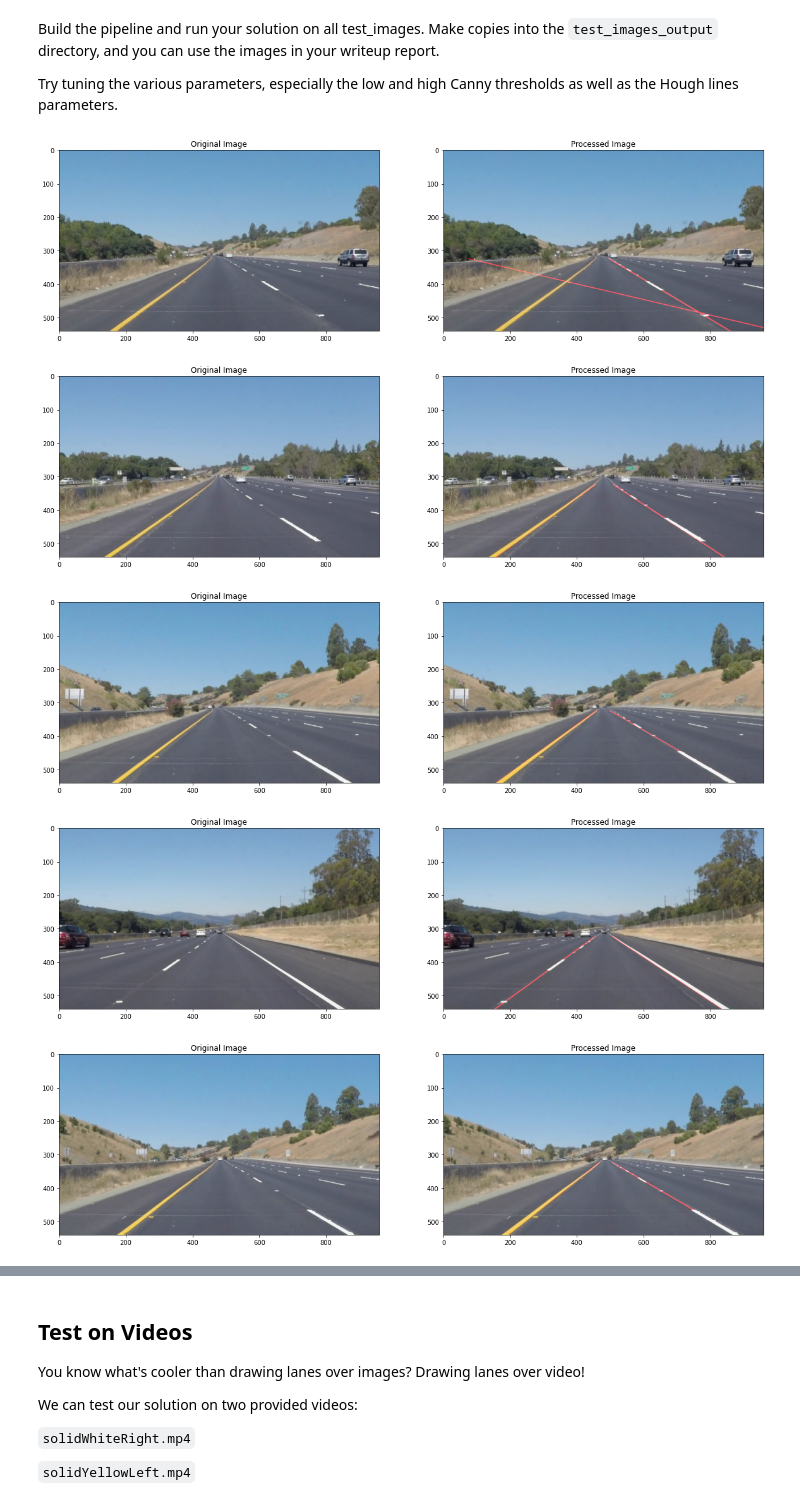
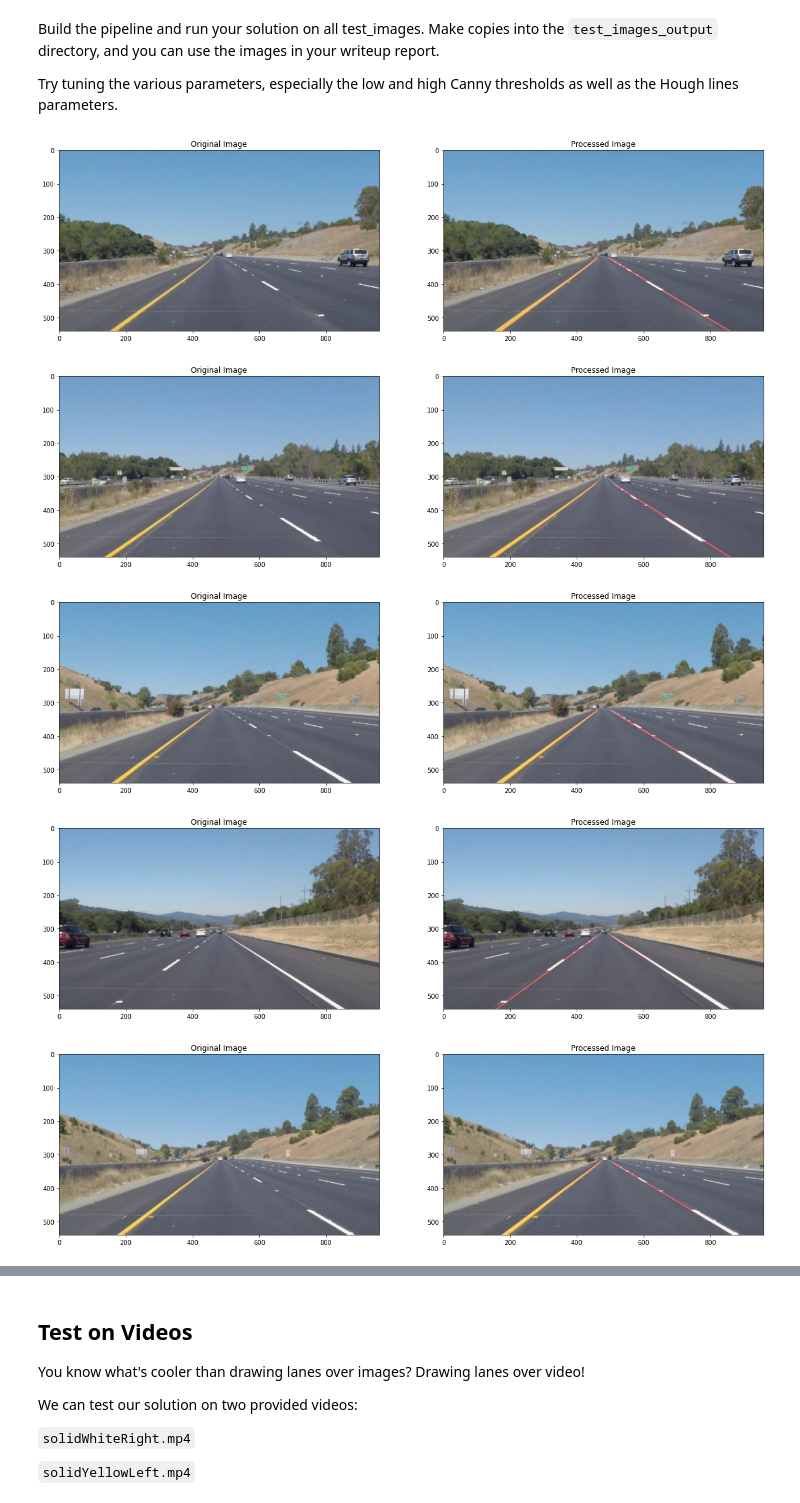
Before and after one commit to liyinhgqw/self-car, a Jupyter notebook: CarND-LaneLines-P1/P1.ipynb, the cells around one changed output, grey strips where cells are left out. Cells and saved outputs as stored; diff of their text form; code cells hidden in the pictures.

```diff
--- a/CarND-LaneLines-P1/P1.ipynb
+++ b/CarND-LaneLines-P1/P1.ipynb
@@ -173,6 +173,11 @@ def fit_lanes(lines, h, w):
 
     return np.array([[[calx1(h), h, calx1(h * 0.6), h * 0.6], [calx2(h), h, calx2(h * 0.6), h * 0.6]]], np.int32)
 
+
+def validate_line(line):
+    x1, y1, x2, y2 = line[0]
+    return abs(y2 - y1) > 0.5 * abs(x2 - x1)
+
 def hough_lines(img, rho, theta, threshold, min_line_len, max_line_gap):
     """
     `img` should be the output of a Canny transform.
@@ -180,7 +185,11 @@ def hough_lines(img, rho, theta, threshold, min_line_len, max_line_gap):
     Returns an image with hough lines drawn.
     """
     lines = cv2.HoughLinesP(img, rho, theta, threshold, np.array([]), minLineLength=min_line_len, maxLineGap=max_line_gap)
-    lines = fit_lanes(lines, img.shape[0], img.shape[1])
+    lines = [line for line in lines if validate_line(line)]
+    try:
+        lines = fit_lanes(lines, img.shape[0], img.shape[1])
+    except:
+        pass
     line_img = np.zeros((img.shape[0], img.shape[1], 3), dtype=np.uint8)
     draw_lines(line_img, lines)
     return line_img
@@ -232,36 +241,36 @@ def find_lanes(image, synthesis=True):
     # edge detection
     canny_img = canny(blur_img, 50, 150)
     # roi
     h, w = canny_img.shape
-    vertices = np.array([[150,h], [450,320], [500,320], [w,h]], np.int32)
+    vertices = np.array([[w*0.1,h], [w*0.5, 300], [w*0.6, 300], [w*0.9,h]], np.int32)
     roi_img = region_of_interest(canny_img, [vertices])
     # line detection
-    line_img = hough_lines(roi_img, 1, np.pi/180, 5, 0, 100)
+    line_img = hough_lines(roi_img, 1, np.pi/180, 50, 0, 100)
 
     if synthesis:
         out_img = weighted_img(image, line_img)
         return out_img
     else:
         return line_img
 
 
 def draw_output(original, processed):
     plt.figure(figsize=(20,10))
     plt.subplot(121), plt.imshow(original)
     plt.title('Original Image')
     plt.subplot(122), plt.imshow(processed)
     plt.title('Processed Image')
     plt.show()
 
 
 test_images = os.listdir("test_images/")
 
 
 for image_file in test_images:
     image = mpimg.imread("test_images/" + image_file)
     draw_output(image, find_lanes(image))
 # %% [output]
-[figure, old version]
+[figure, new version]
 [figure]
 [figure]
 [figure]
```
Also changed, not shown: parts of 6 cells of this notebook, 3 other files.
